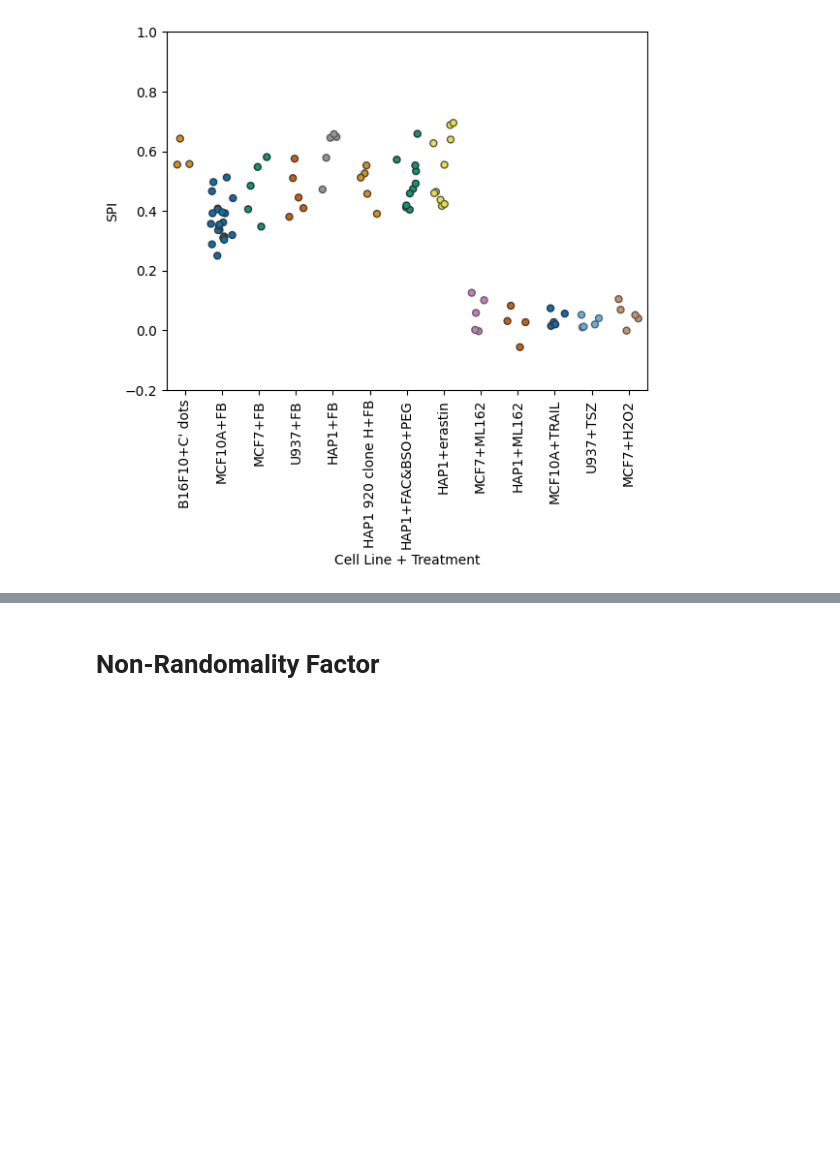
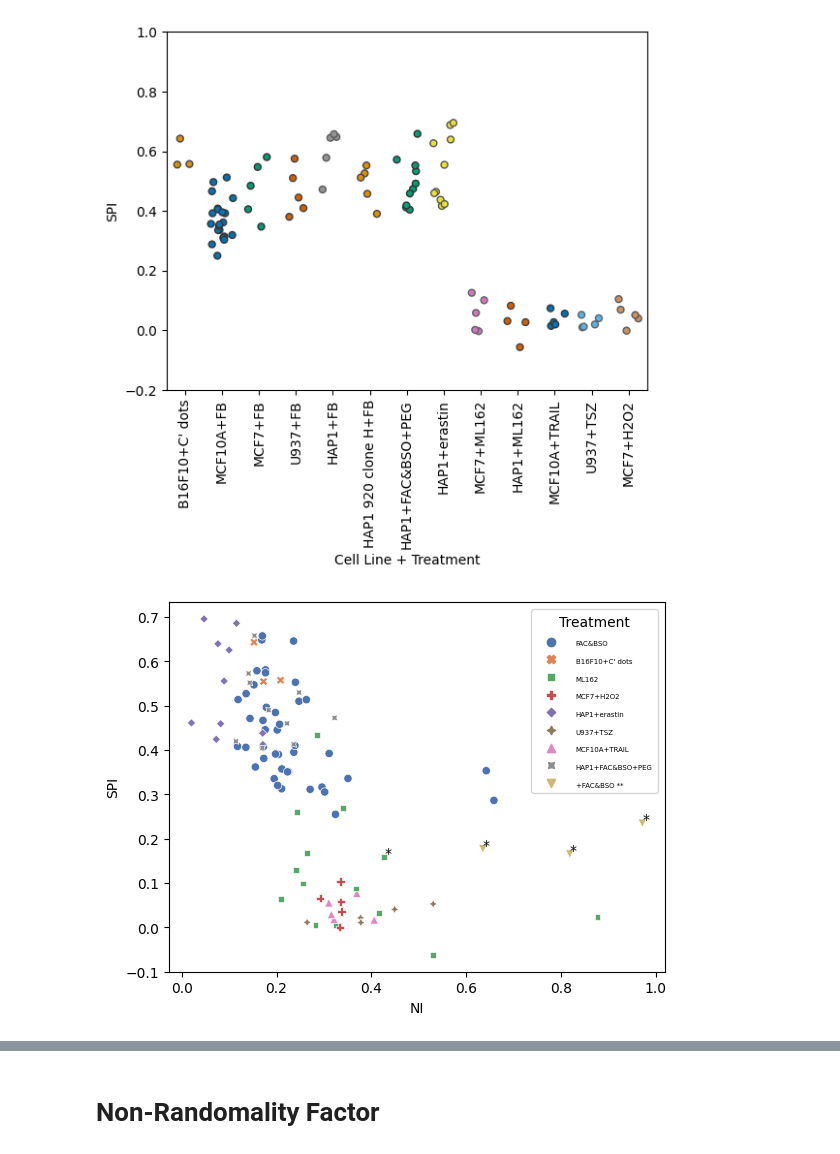
Before and after one commit to esraan/CellDeathQuantification, a Jupyter notebook: ResultsRegenaration.ipynb, the cells around one changed output, grey strips where cells are left out. Drawn from its saved outputs; the diff is of its cells as text; code cells hidden in the pictures; blank space fills up the shorter version.

Commit message:
update recent results

```diff
--- a/ResultsRegenaration.ipynb
+++ b/ResultsRegenaration.ipynb
@@ -72,6 +72,10 @@ for key,value in all_previous_experiments_spi_and_ni_regeneration.items():
 all_SPI_NI_results={}
 for key in reformatting_all_previos_experiments_spi_and_ni_regeneration.keys():
     all_SPI_NI_results [key] = reformatting_all_previos_experiments_spi_and_ni_regeneration[key]+reformatting_all_new_experiments_spi_and_ni_regeneration[key]
+# %%
+all_SPI_NI_results={}
+for key in reformatting_all_previos_experiments_spi_and_ni_regeneration.keys():
+    all_SPI_NI_results [key] = reformatting_all_previos_experiments_spi_and_ni_regeneration[key]+reformatting_all_new_experiments_spi_and_ni_regeneration[key]
 # %%
 import seaborn as sns
 import matplotlib.pyplot as plt
@@ -97,3 +101,18 @@ The palette list has fewer values (10) than needed (14) and will cycle, which ma
   Figure_SPI = sns.stripplot(data=reformatting_all_previos_experiments_spi_and_ni_regeneration, x="Cell Line + Treatment", y="SPI"\
 (-0.2, 1.0)
 [figure]
+# %%
+
+
+import seaborn as sns
+import matplotlib.pyplot as plt
+figure = sns.scatterplot(data=all_SPI_NI_results, x="NI", y="SPI", hue="Treatment", style="Treatment",palette = sns.color_palette("deep"))#,
+                         #,edgecolors="grey", linewidth=2)
+for SPI,NI in zip(reformatting_all_new_experiments_spi_and_ni_regeneration["SPI"],reformatting_all_new_experiments_spi_and_ni_regeneration["NI"]):
+    plt.text(NI , SPI,"*")
+plt.setp(figure.get_legend().get_texts(), fontsize='5')
+
+
+plt.show()
+# %% [output]
+[figure, added]
```
Also changed, not shown: parts of 5 cells of this notebook, 2 other files.
